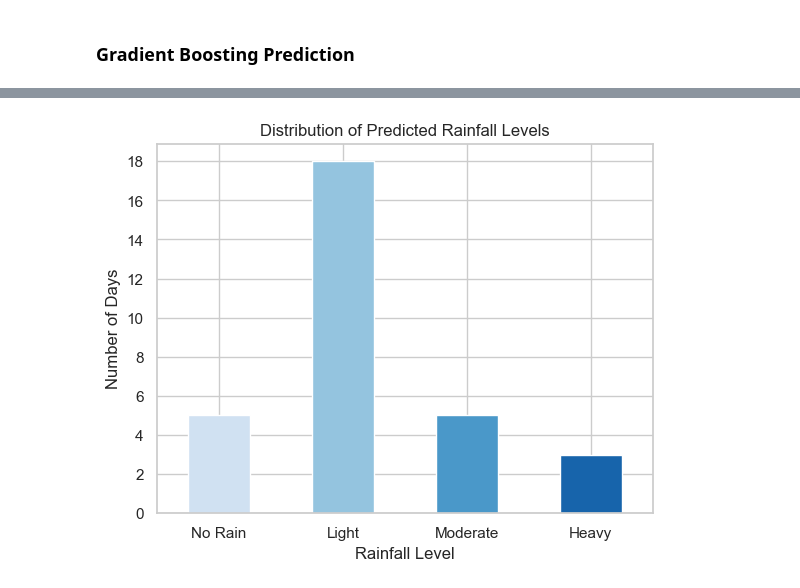
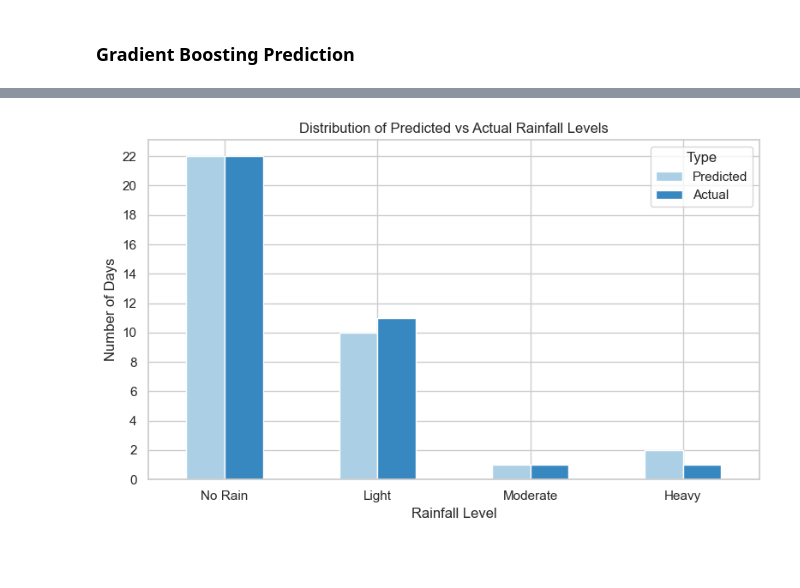
Before and after one commit to Zewen-Zhao/ADS2001_GroupMC3, a Jupyter notebook: Modelling/modelling_jiehni.ipynb, the cells around one changed output, grey strips where cells are left out. Cells and saved outputs as stored; diff of their text form; code cells hidden in the pictures; blank space fills up the shorter version.

```diff
--- a/Modelling/modelling_jiehni.ipynb
+++ b/Modelling/modelling_jiehni.ipynb
@@ -459,7 +387,7 @@ This checks whether the model is learning real patterns or just picking up unint
 param_dist = {
     "max_iter": [100, 150, 200, 300],
     "learning_rate": [0.01, 0.05, 0.1, 0.2],
-    "max_leaf_nodes": [15, 31, 63],
+    "max_leaf_nodes": [15, 30, 60],
     "min_samples_leaf": [20, 50, 100],
     "l2_regularization": [0.0, 0.1, 1.0]
 }
@@ -735,0 +614,13 @@ print(daily_preds_max)
+# %%
+reverse_map = {
+    0: "No Rain",
+    1: "Light",
+    2: "Moderate",
+    3: "Heavy",
+    4: "Extreme"
+}
+
+daily_forecast["Predicted_Rainfall_Level"] = daily_forecast["Predicted_Rainfall_Index"].map(reverse_map)
+daily_forecast["Actual_Rainfall_Level"] = daily_forecast["Actual_Rainfall_Index"].map(reverse_map)
+
+daily_forecast.head()
@@ -823,21 +733,35 @@ plt.show()
 # %%
 sns.set_theme(style="whitegrid")
 
-order = ['No Rain', 'Light', 'Moderate', 'Heavy']
+order = ["No Rain", "Light", "Moderate", "Heavy"]
 
-counts = daily_preds_max["Predicted_Rainfall_Level"].value_counts().reindex(order)
+# counts for predicted and actual
+pred_counts = daily_forecast["Predicted_Rainfall_Level"].value_counts().reindex(order, fill_value=0)
+actual_counts = daily_forecast["Actual_Rainfall_Level"].value_counts().reindex(order, fill_value=0)
 
-colors = sns.color_palette("Blues", n_colors=len(order))
+# combine into one dataframe
+compare_counts = pd.DataFrame({
+    "Predicted": pred_counts,
+    "Actual": actual_counts
+})
 
-counts.plot(kind="bar", color=colors)
+# plot side-by-side bars
+colors = sns.color_palette("Blues", n_colors=2)
 
-plt.title("Distribution of Predicted Rainfall Levels")
+compare_counts.plot(
+    kind="bar",
+    figsize=(8, 5),
+    color=colors
+)
+
+plt.title("Distribution of Predicted vs Actual Rainfall Levels")
 plt.xlabel("Rainfall Level")
 plt.ylabel("Number of Days")
 plt.xticks(rotation=0)
-plt.yticks(np.arange(0, counts.max()+2, 2))
-
+plt.yticks(np.arange(0, compare_counts.max().max() + 2, 2))
+plt.legend(title="Type")
+plt.tight_layout()
 plt.show()
 # %% [output]
-[figure, old version]
+[figure, new version]
 # %%
```
Also changed, not shown: parts of 57 cells of this notebook.
